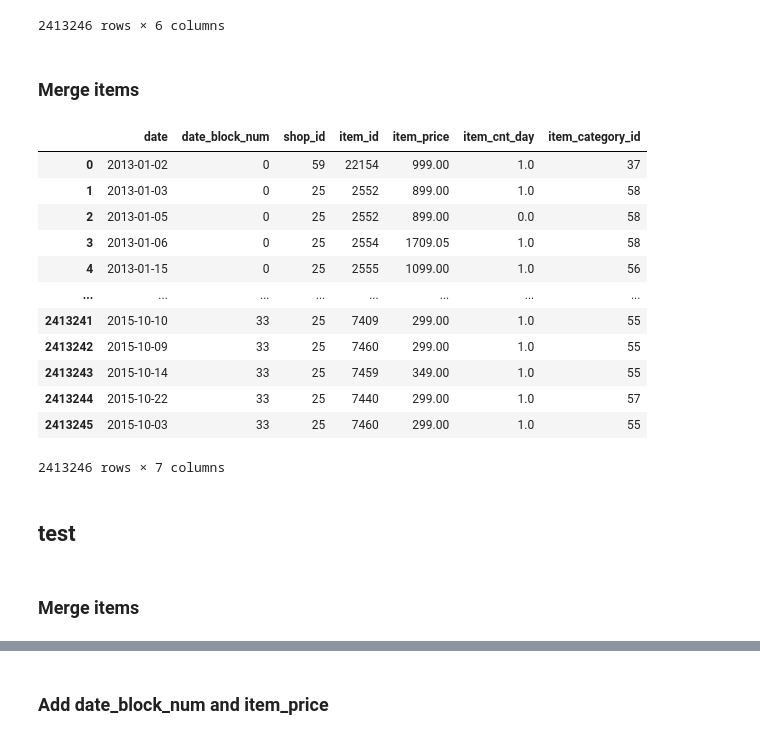
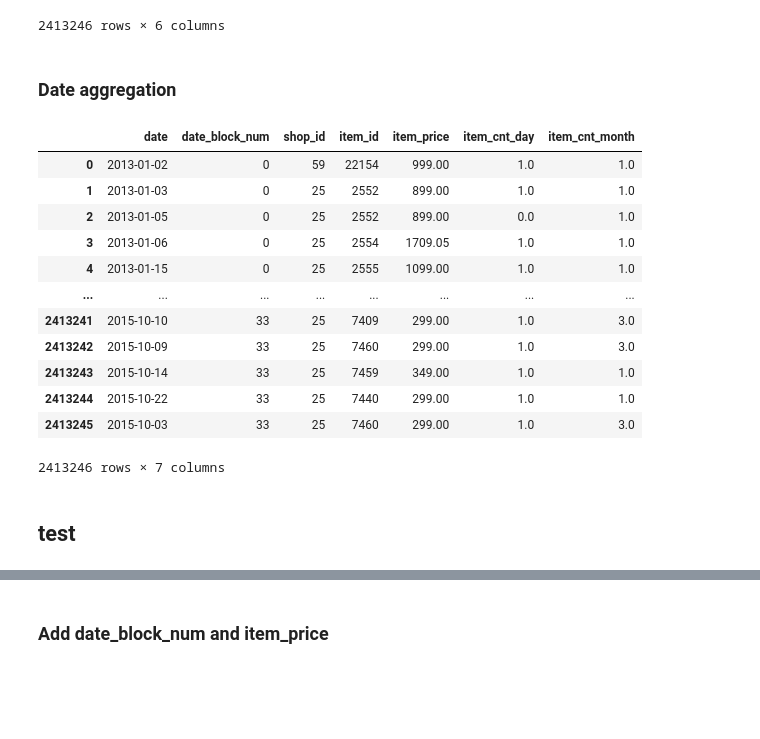
Before and after one commit to ShupeiLi/predict-future-sales, a Jupyter notebook: models.ipynb, the cells around one changed output, grey strips where cells are left out. Drawn from its saved outputs; the diff is of its cells as text; code cells hidden in the pictures; blank space fills up the shorter version.

```diff
--- a/models.ipynb
+++ b/models.ipynb
@@ -120,26 +205,27 @@ train
 | 2935847 | 2015-10-22 | 33 | 25 | 7440 | 299.00 | 1.0 |
 | 2935848 | 2015-10-03 | 33 | 25 | 7460 | 299.00 | 1.0 |
 2413246 rows × 6 columns
-# %% [markdown]
-### Merge items
-# %%
-train = pd.merge(train, items, on = 'item_id', how = "left")
-train
-# %% [output]
-|  | date | date_block_num | shop_id | item_id | item_price | item_cnt_day | item_category_id |
-| 0 | 2013-01-02 | 0 | 59 | 22154 | 999.00 | 1.0 | 37 |
-| 1 | 2013-01-03 | 0 | 25 | 2552 | 899.00 | 1.0 | 58 |
-| 2 | 2013-01-05 | 0 | 25 | 2552 | 899.00 | 0.0 | 58 |
-| 3 | 2013-01-06 | 0 | 25 | 2554 | 1709.05 | 1.0 | 58 |
-| 4 | 2013-01-15 | 0 | 25 | 2555 | 1099.00 | 1.0 | 56 |
-| ... | ... | ... | ... | ... | ... | ... | ... |
-| 2413241 | 2015-10-10 | 33 | 25 | 7409 | 299.00 | 1.0 | 55 |
-| 2413242 | 2015-10-09 | 33 | 25 | 7460 | 299.00 | 1.0 | 55 |
-| 2413243 | 2015-10-14 | 33 | 25 | 7459 | 349.00 | 1.0 | 55 |
-| 2413244 | 2015-10-22 | 33 | 25 | 7440 | 299.00 | 1.0 | 57 |
-| 2413245 | 2015-10-03 | 33 | 25 | 7460 | 299.00 | 1.0 | 55 |
-2413246 rows × 7 columns
+# %% [markdown]
+### Date aggregation
+# %%
+train = pd.merge(train,
+                 train.groupby(by=['date_block_num', 'shop_id', 'item_id'])['item_cnt_day'].sum().to_frame('item_cnt_month').reset_index(),
+                 on=['date_block_num', 'shop_id', 'item_id'],
+                 how='left')
+train
+# %% [output]
+|  | date | date_block_num | shop_id | item_id | item_price | item_cnt_day | item_cnt_month |
+| 0 | 2013-01-02 | 0 | 59 | 22154 | 999.00 | 1.0 | 1.0 |
+| 1 | 2013-01-03 | 0 | 25 | 2552 | 899.00 | 1.0 | 1.0 |
+| 2 | 2013-01-05 | 0 | 25 | 2552 | 899.00 | 0.0 | 1.0 |
+| 3 | 2013-01-06 | 0 | 25 | 2554 | 1709.05 | 1.0 | 1.0 |
+| 4 | 2013-01-15 | 0 | 25 | 2555 | 1099.00 | 1.0 | 1.0 |
+| ... | ... | ... | ... | ... | ... | ... | ... |
+| 2413241 | 2015-10-10 | 33 | 25 | 7409 | 299.00 | 1.0 | 3.0 |
+| 2413242 | 2015-10-09 | 33 | 25 | 7460 | 299.00 | 1.0 | 3.0 |
+| 2413243 | 2015-10-14 | 33 | 25 | 7459 | 349.00 | 1.0 | 1.0 |
+| 2413244 | 2015-10-22 | 33 | 25 | 7440 | 299.00 | 1.0 | 1.0 |
+| 2413245 | 2015-10-03 | 33 | 25 | 7460 | 299.00 | 1.0 | 3.0 |
+2413246 rows × 7 columns
 # %% [markdown]
 ## test
-# %% [markdown]
-### Merge items
```
Also changed, not shown: parts of 30 cells of this notebook.
